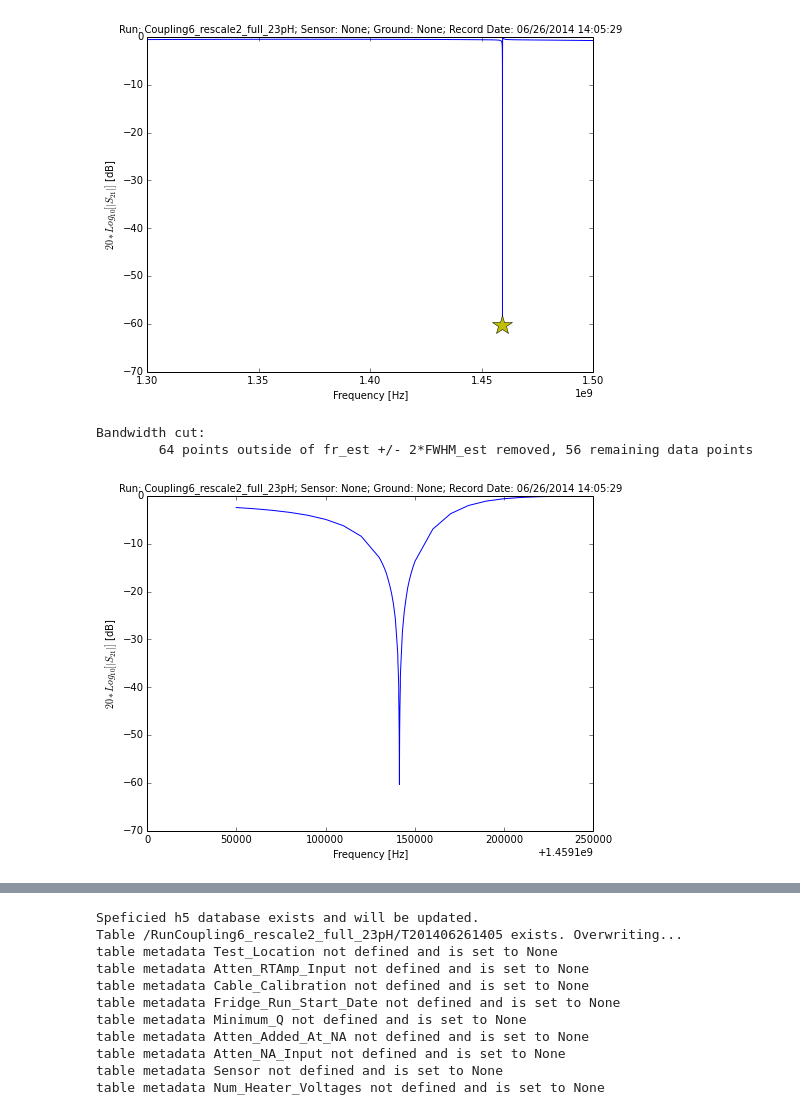
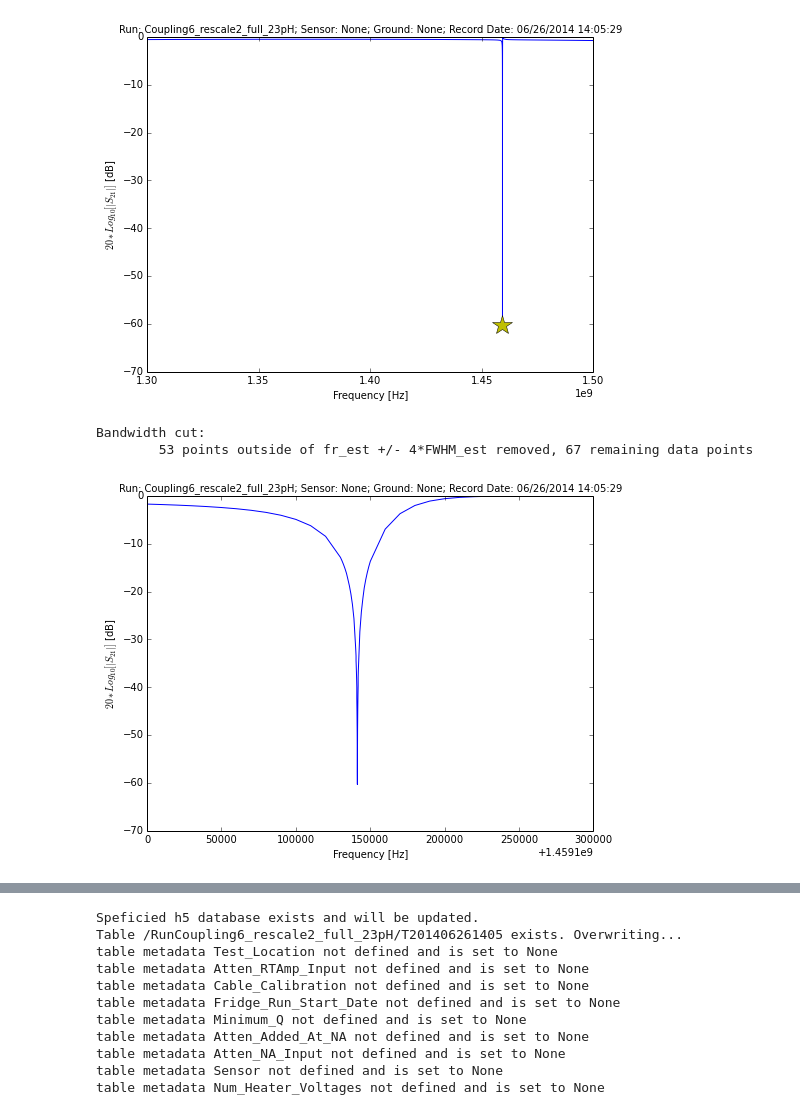
Before and after one commit to mdaal/KAM, a Jupyter notebook: KAM_Module_Demonstration.ipynb, the cells around one changed output, grey strips where cells are left out. Cells and saved outputs as stored; diff of their text form; code cells hidden in the pictures.

```diff
--- a/KAM_Module_Demonstration.ipynb
+++ b/KAM_Module_Demonstration.ipynb
@@ -168,13 +170,13 @@ plt.show()
 # %%
 # lets trim this data so that we only have points that are 3*FWHM bandwidth away from the
 # transmission minimum. This will reduce the number of points we have to worry about...
-swp.trim_loop(N=2, Verbose = True)
+swp.trim_loop(N=4, Verbose = True)
 # see what was done
 swp.plot_transmission(show = True);
 # %% [output]
 Bandwidth cut:
-        64 points outside of fr_est +/- 2*FWHM_est removed, 56 remaining data points
+        53 points outside of fr_est +/- 4*FWHM_est removed, 67 remaining data points
-[figure, old version]
+[figure, new version]
 # %%
 # Now we circle fit and then fit the resonance parameters to the data.
 # *It's important to always circle fit before phase fit.*
```
Also changed, not shown: parts of 3 cells of this notebook, 1 other file.
